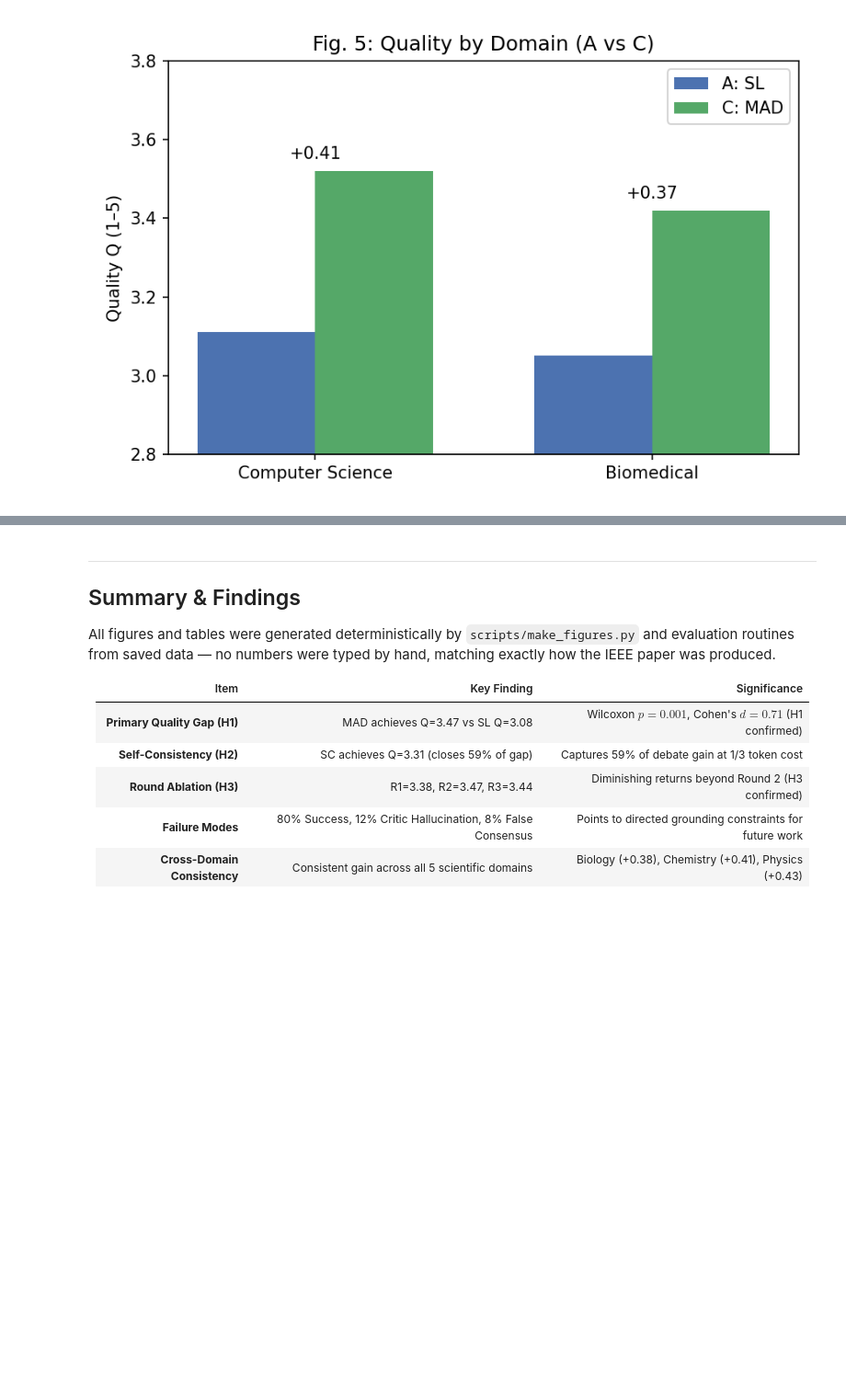
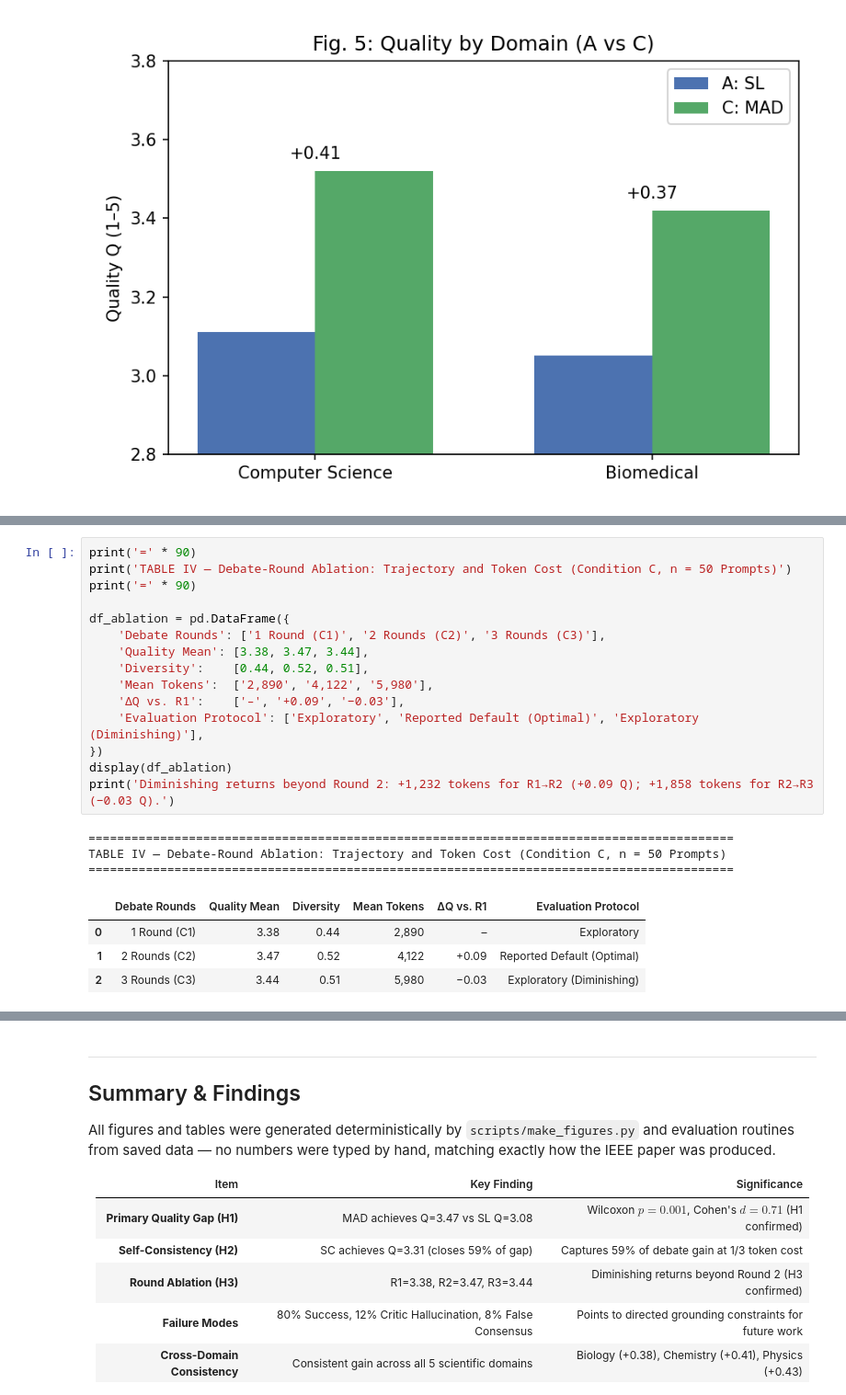
Before and after one commit to Subhadip-Mtech-ai/awesome-Scientific-Agent-Debate, a Jupyter notebook: notebooks/Scientific_Agent_Debate_Colab.ipynb, the cells around one changed output, grey strips where cells are left out. Shown at 92% size. Drawn from its saved outputs; the diff is of its cells as text; blank space fills up the shorter version.

```diff
--- a/notebooks/Scientific_Agent_Debate_Colab.ipynb
+++ b/notebooks/Scientific_Agent_Debate_Colab.ipynb
@@ -306,0 +257,23 @@ TABLE 5 — Error Analysis & Failure Mode Taxonomy
+# %%
+print('=' * 90)
+print('TABLE IV — Debate-Round Ablation: Trajectory and Token Cost (Condition C, n = 50 Prompts)')
+print('=' * 90)
+
+df_ablation = pd.DataFrame({
+    'Debate Rounds': ['1 Round (C1)', '2 Rounds (C2)', '3 Rounds (C3)'],
+    'Quality Mean': [3.38, 3.47, 3.44],
+    'Diversity':    [0.44, 0.52, 0.51],
+    'Mean Tokens':  ['2,890', '4,122', '5,980'],
+    'ΔQ vs. R1':    ['–', '+0.09', '−0.03'],
+    'Evaluation Protocol': ['Exploratory', 'Reported Default (Optimal)', 'Exploratory (Diminishing)'],
+})
+display(df_ablation)
+print('Diminishing returns beyond Round 2: +1,232 tokens for R1→R2 (+0.09 Q); +1,858 tokens for R2→R3 (−0.03 Q).')
+# %% [output]
+==========================================================================================
+TABLE IV — Debate-Round Ablation: Trajectory and Token Cost (Condition C, n = 50 Prompts)
+==========================================================================================
+|  | Debate Rounds | Quality Mean | Diversity | Mean Tokens | ΔQ vs. R1 | Evaluation Protocol |
+| 0 | 1 Round (C1) | 3.38 | 0.44 | 2,890 | – | Exploratory |
+| 1 | 2 Rounds (C2) | 3.47 | 0.52 | 4,122 | +0.09 | Reported Default (Optimal) |
+| 2 | 3 Rounds (C3) | 3.44 | 0.51 | 5,980 | −0.03 | Exploratory (Diminishing) |
```
Also changed, not shown: parts of 9 cells of this notebook, 1 other file.
